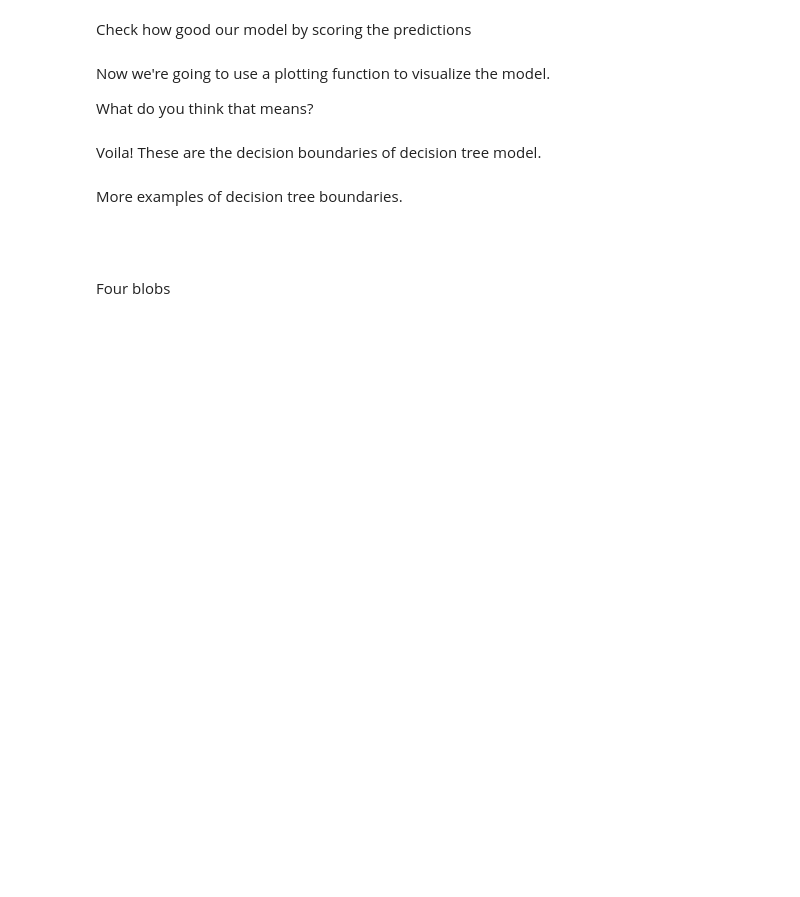
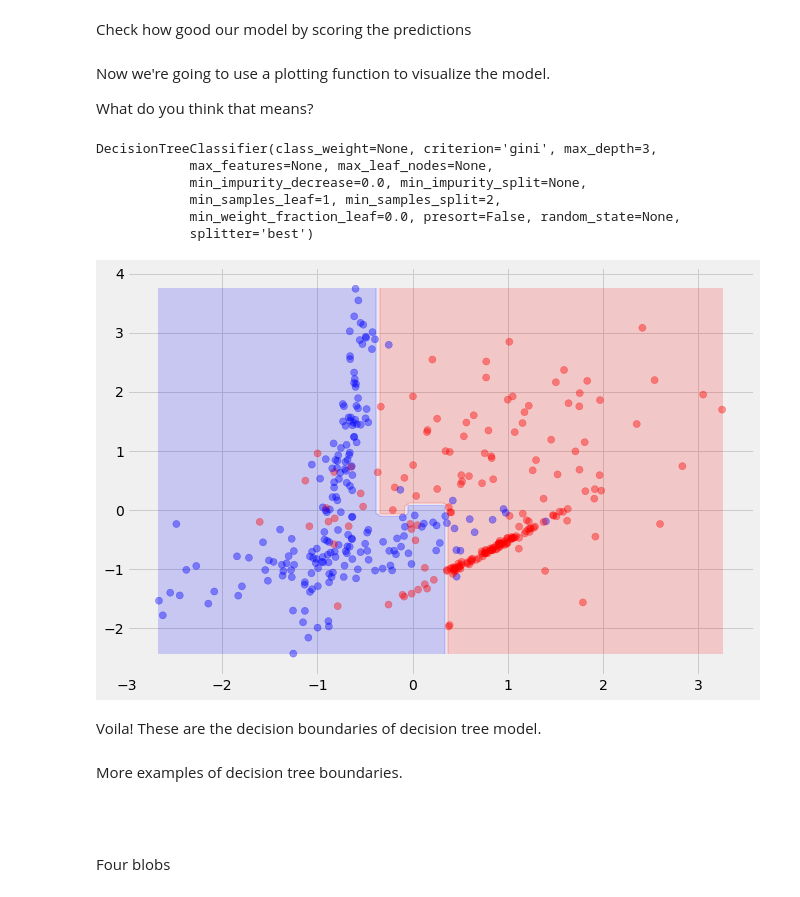
Before and after one commit to yangliu222/DS-SF-42, a Jupyter notebook: george_section/notebooks/In_class/Decision Trees, Bias vs Variance, and Cross Validation (In class).ipynb, the cells around one changed output. Cells and saved outputs as stored; diff of their text form; code cells hidden in the pictures; blank space fills up the shorter version.

```diff
--- a/george_section/notebooks/In_class/Decision Trees, Bias vs Variance, and Cross Validation (In class).ipynb
+++ b/george_section/notebooks/In_class/Decision Trees, Bias vs Variance, and Cross Validation (In class).ipynb
@@ -97,16 +129,17 @@ Time to see what the model says.
 We are going to use the data to <b>train</b> or <b>fit</b> the model.
 # %%
 #Assign features to variable X
-X =
+X = df.drop("target", axis = 1)
 #Assign target column to variable y
-y =
+y = df.target
+
 
 #Fit a Decision Tree model with 2 depth on the data.
 
 #1. Intialize the model, set max_depth = 2
-model =
+model = DecisionTreeClassifier(max_depth = 2)
 #2. Fit/train the model.
-
+model.fit(X,y)
 
 #The model specifications
 model
@@ -128,4 +183,12 @@ Now we're going to use a plotting function to visualize the model.
 What do you think that means?
 # %%
 #Retrain model but this time with depth 3
-model =
+model = DecisionTreeClassifier(max_depth = 3)
+model.fit(X,y)
+# %% [output]
+DecisionTreeClassifier(class_weight=None, criterion='gini', max_depth=3,
+            max_features=None, max_leaf_nodes=None,
+            min_impurity_decrease=0.0, min_impurity_split=None,
+            min_samples_leaf=1, min_samples_split=2,
+            min_weight_fraction_leaf=0.0, presort=False, random_state=None,
+            splitter='best')
@@ -148,3 +213,6 @@ def plot_decision_boundary(model, X, y):
 # %%
 #Pass in model and data into function.
 #Input a pretrained model, then features, then color-encoded target variables
+plot_decision_boundary(model, X.values, colors)
+# %% [output]
+[figure, added]
```
Also changed, not shown: parts of 64 cells of this notebook, 3 other files.
